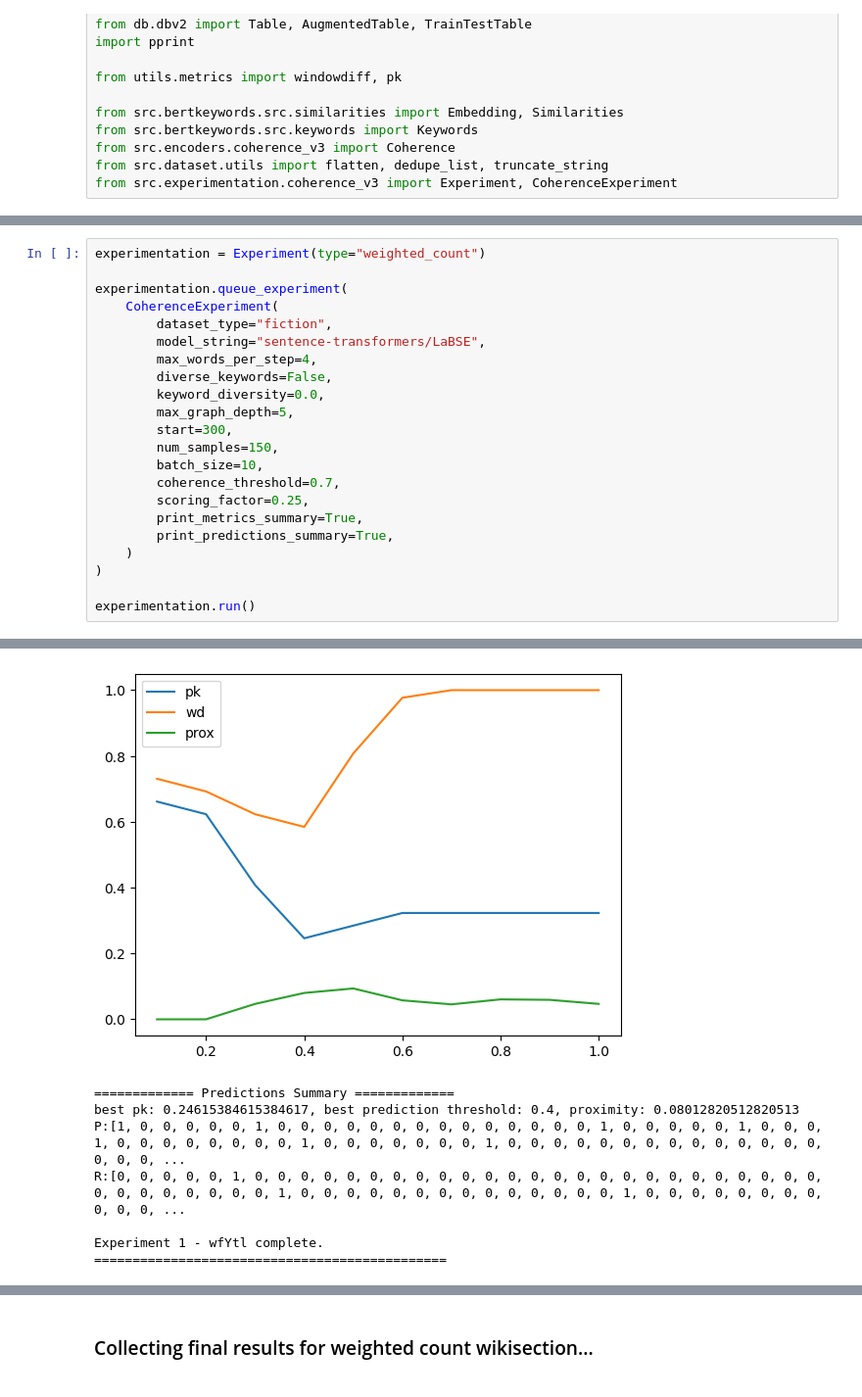
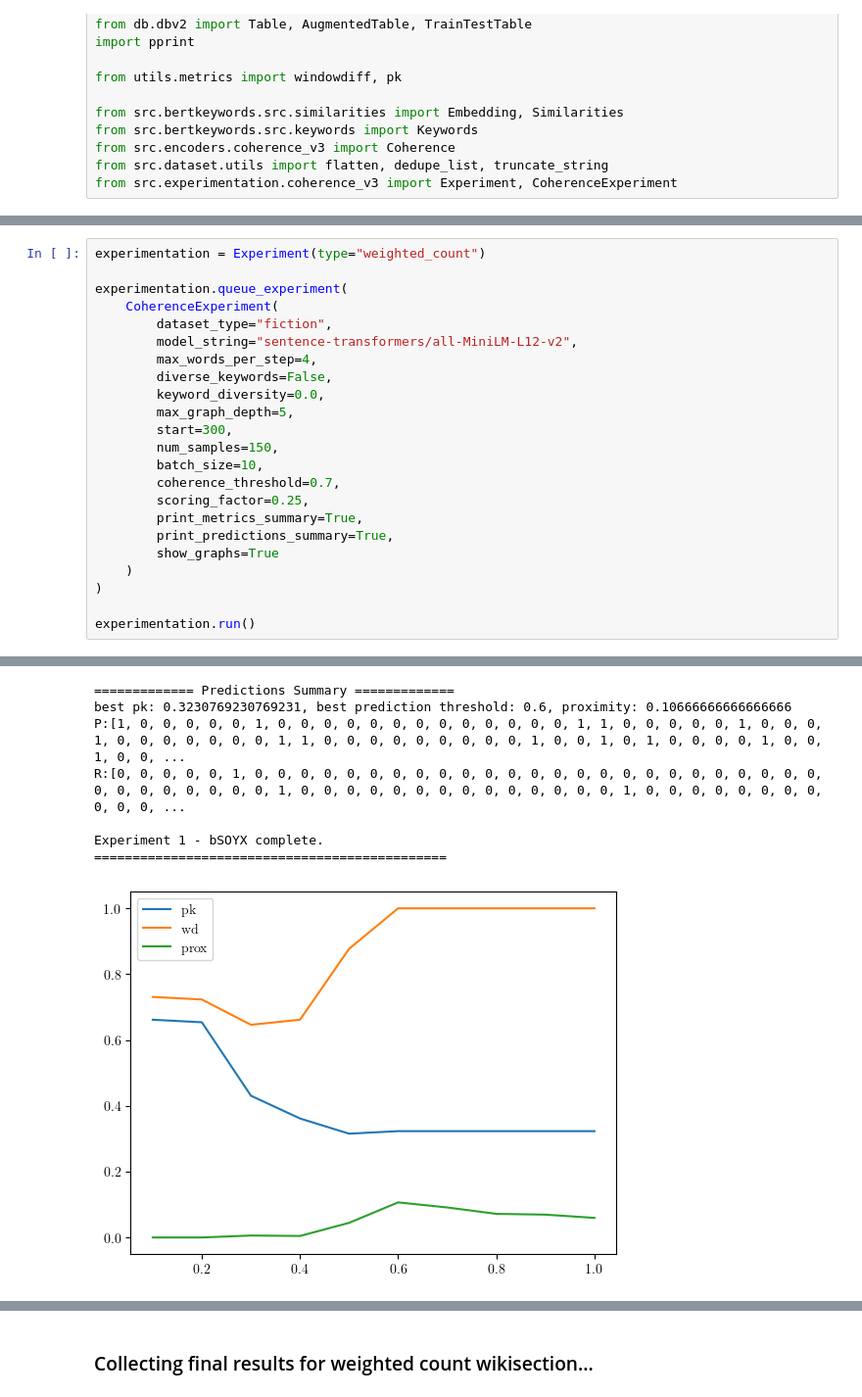
Before and after one commit to HumanMachineLab/CoherenceGraph, a Jupyter notebook: notebooks/1.0-coherence-graph-experimentation.ipynb, the cells around one changed output, grey strips where cells are left out. Shown at 98% size. Drawn from its saved outputs; the diff is of its cells as text.

```diff
--- a/notebooks/1.0-coherence-graph-experimentation.ipynb
+++ b/notebooks/1.0-coherence-graph-experimentation.ipynb
@@ -83,7 +95,7 @@ experimentation = Experiment(type="weighted_count")
 experimentation.queue_experiment(
     CoherenceExperiment(
         dataset_type="fiction",
-        model_string="sentence-transformers/LaBSE",
+        model_string="sentence-transformers/all-MiniLM-L12-v2",
         max_words_per_step=4,
         diverse_keywords=False,
         keyword_diversity=0.0,
@@ -95,6 +107,7 @@ experimentation.queue_experiment(
         scoring_factor=0.25,
         print_metrics_summary=True,
         print_predictions_summary=True,
+        show_graphs=True
     )
 )
 
@@ -120,8 +153,8 @@ confusion: f1 [0.52], tp [3], fp [69], tn [75], fn [3]
+============= Predictions Summary =============
+best pk: 0.3230769230769231, best prediction threshold: 0.6, proximity: 0.10666666666666666
+P:[1, 0, 0, 0, 0, 0, 1, 0, 0, 0, 0, 0, 0, 0, 0, 0, 0, 0, 0, 0, 1, 1, 0, 0, 0, 0, 0, 1, 0, 0, 0, 1, 0, 0, 0, 0, 0, 0, 0, 1, 1, 0, 0, 0, 0, 0, 0, 0, 0, 0, 1, 0, 0, 1, 0, 1, 0, 0, 0, 0, 1, 0, 0, 1, 0, 0, ...
+R:[0, 0, 0, 0, 0, 1, 0, 0, 0, 0, 0, 0, 0, 0, 0, 0, 0, 0, 0, 0, 0, 0, 0, 0, 0, 0, 0, 0, 0, 0, 0, 0, 0, 0, 0, 0, 0, 0, 0, 1, 0, 0, 0, 0, 0, 0, 0, 0, 0, 0, 0, 0, 0, 0, 1, 0, 0, 0, 0, 0, 0, 0, 0, 0, 0, 0, ...
+
+Experiment 1 - bSOYX complete.
+==============================================
-[figure, old version]
+[figure, new version]
-============= Predictions Summary =============
-best pk: 0.24615384615384617, best prediction threshold: 0.4, proximity: 0.08012820512820513
-P:[1, 0, 0, 0, 0, 0, 1, 0, 0, 0, 0, 0, 0, 0, 0, 0, 0, 0, 0, 0, 0, 1, 0, 0, 0, 0, 0, 1, 0, 0, 0, 1, 0, 0, 0, 0, 0, 0, 0, 0, 1, 0, 0, 0, 0, 0, 0, 0, 1, 0, 0, 0, 0, 0, 0, 0, 0, 0, 0, 0, 0, 0, 0, 0, 0, 0, ...
-R:[0, 0, 0, 0, 0, 1, 0, 0, 0, 0, 0, 0, 0, 0, 0, 0, 0, 0, 0, 0, 0, 0, 0, 0, 0, 0, 0, 0, 0, 0, 0, 0, 0, 0, 0, 0, 0, 0, 0, 1, 0, 0, 0, 0, 0, 0, 0, 0, 0, 0, 0, 0, 0, 0, 1, 0, 0, 0, 0, 0, 0, 0, 0, 0, 0, 0, ...
-
-Experiment 1 - wfYtl complete.
-==============================================
```
Also changed, not shown: parts of 8 cells of this notebook, 5 other files.
